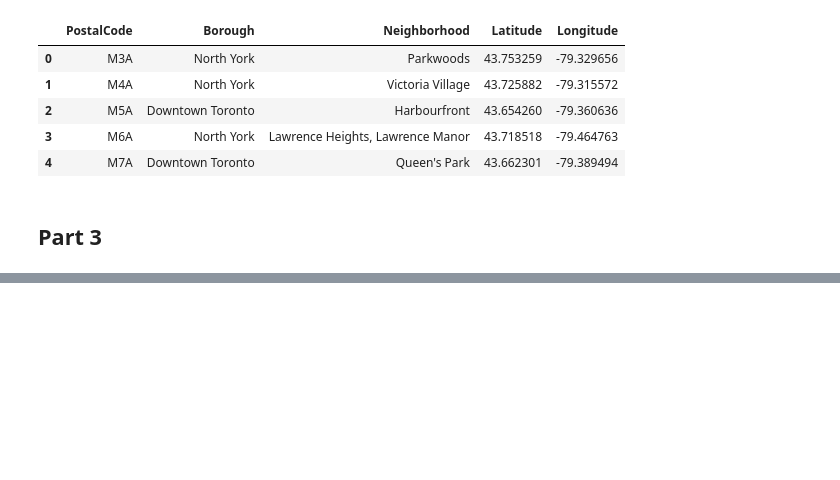
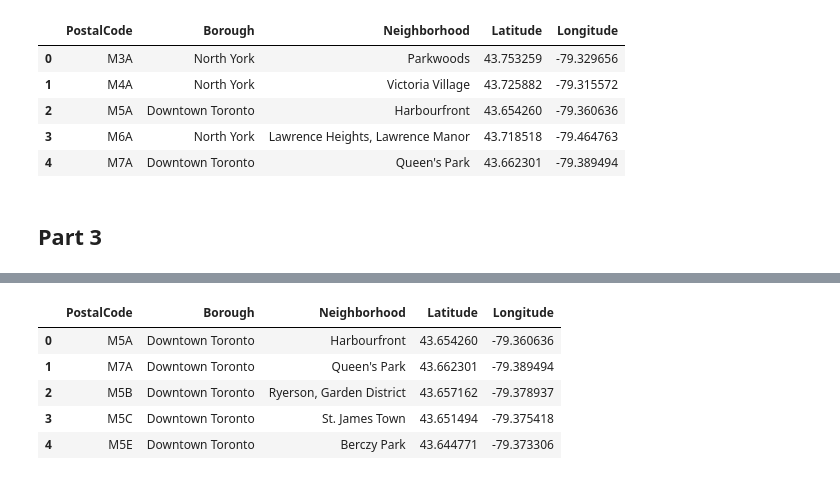
Before and after one commit to chitvansaggu/Data-Science-Notebooks, a Jupyter notebook: Data Analysis on Toronto Neighborhood Postal Codes.ipynb, the cells around one changed output, grey strips where cells are left out. Drawn from its saved outputs; the diff is of its cells as text; code cells hidden in the pictures; blank space fills up the shorter version.

```diff
--- a/Data Analysis on Toronto Neighborhood Postal Codes.ipynb
+++ b/Data Analysis on Toronto Neighborhood Postal Codes.ipynb
@@ -62,3 +61,5 @@ toronto_df.columns = new_header
 toronto_df['Neighborhood'] = toronto_df.groupby(['Postcode', 'Borough'], axis=0)['Neighborhood'].transform(lambda x: ', '.join(x))
 toronto_df.drop_duplicates(inplace = True)
 toronto_df.reset_index(inplace=True)
+toronto_df = toronto_df.drop(['index'], axis = 1)
+toronto_df.head()
@@ -81,7 +89,7 @@ LatLong.head()
 | 4 | M1H | 43.773136 | -79.239476 |
 # %%
 df_toronto = pd.merge(toronto_df, LatLong, left_on = 'Postcode', right_on ='Postal Code')
-df_toronto = df_toronto.drop(['index','Postal Code'], axis = 1)
+df_toronto = df_toronto.drop(['Postal Code'], axis = 1)
 df_toronto= df_toronto.rename(columns={"Postcode": "PostalCode"})
 df_toronto.head()
 # %% [output]
@@ -95,0 +135,10 @@ df_toronto.head()
+# %%
+toronto_data = df_toronto[df_toronto['Borough'] == 'Downtown Toronto'].reset_index(drop=True)
+toronto_data.head()
+# %% [output]
+|  | PostalCode | Borough | Neighborhood | Latitude | Longitude |
+| 0 | M5A | Downtown Toronto | Harbourfront | 43.654260 | -79.360636 |
+| 1 | M7A | Downtown Toronto | Queen's Park | 43.662301 | -79.389494 |
+| 2 | M5B | Downtown Toronto | Ryerson, Garden District | 43.657162 | -79.378937 |
+| 3 | M5C | Downtown Toronto | St. James Town | 43.651494 | -79.375418 |
+| 4 | M5E | Downtown Toronto | Berczy Park | 43.644771 | -79.373306 |
```
Also changed, not shown: parts of 7 cells of this notebook.
